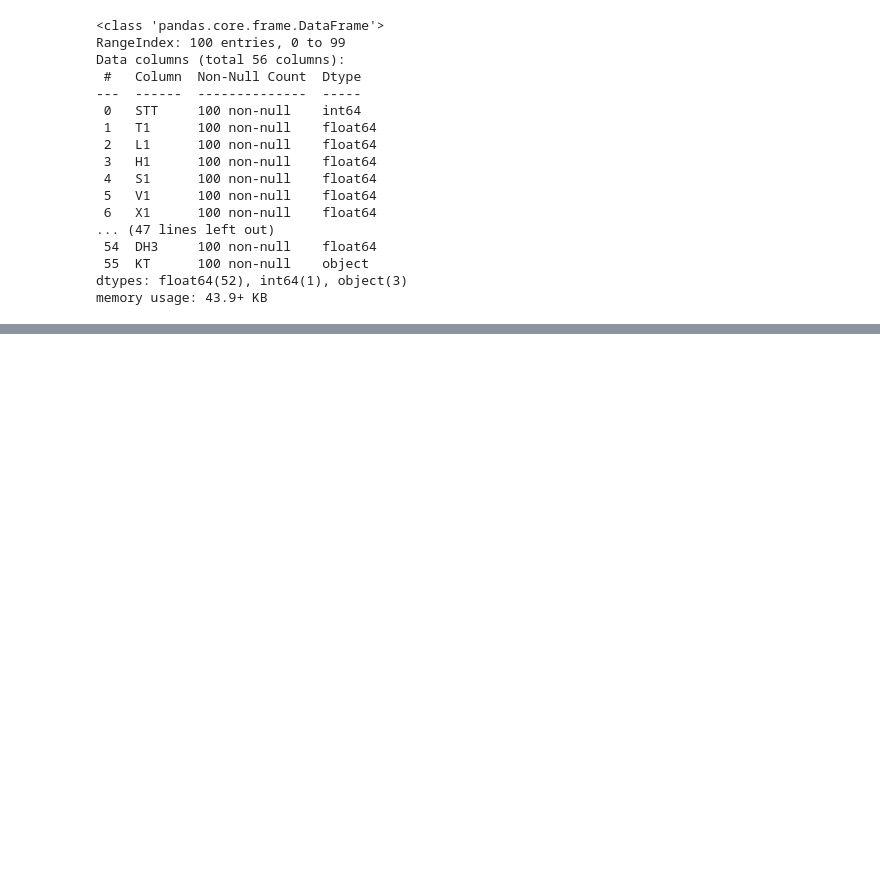
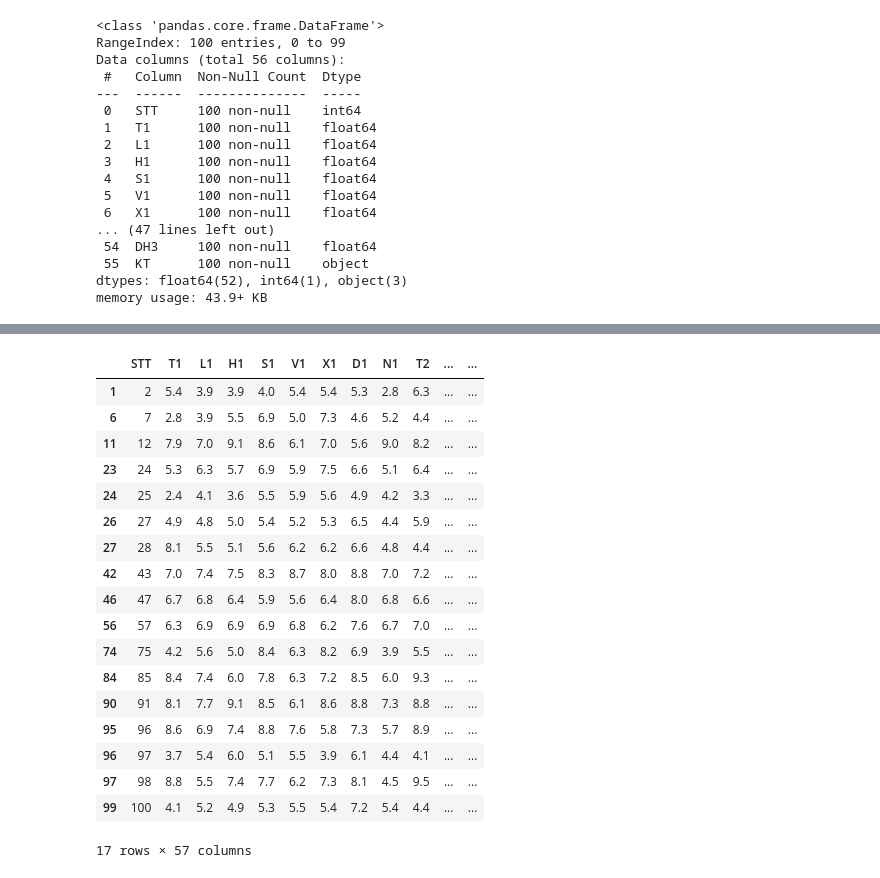
Before and after one commit to minhtri1610/py17052022, a Jupyter notebook: day12/d01.ipynb, the cells around one changed output, grey strips where cells are left out. Drawn from its saved outputs; the diff is of its cells as text; code cells hidden in the pictures; blank space fills up the shorter version.

```diff
--- a/day12/d01.ipynb
+++ b/day12/d01.ipynb
@@ -86,0 +106,26 @@ df.index
+# %%
+# Xử lý thiếu dữ liệu
+# scalar
+# hàm toán học
+# xác xuất
+
+df['DT'].fillna('Unkown', inplace=True)# ghi đè dòng thiếu bằng unknow
+# %%
+#Thao tác xử lý dữ liệu với pandas
+df['TBDH'] = (df['DH1'] + df['DH2'] + df['DH3'])/3
+df
+
+#lay mot so cot trong db
+df_maths = df[['DH1', 'DH2', 'DH3', 'TBDH', 'KV', 'KT']]
+
+#lay du lieu tu chi muc 2 den 96
+df_maths[2:97]
+
+#lay du lieu của dòng 92
+df.loc[92]
+
+#lay du lieu của dòng 4 toi 9
+df.loc[4:10]
+
+#lấy mốt số cột
+df.loc[5:9,['DH1', 'DH2', 'DH3']]
@@ -86,0 +173,23 @@ df.index
+# %%
+#loc có điều kiên
+df[df['DH1'] > 5]
+# %% [output]
+|  | STT | T1 | L1 | H1 | S1 | V1 | X1 | D1 | N1 | T2 | ... | ... |
+| 1 | 2 | 5.4 | 3.9 | 3.9 | 4.0 | 5.4 | 5.4 | 5.3 | 2.8 | 6.3 | ... | ... |
+| 6 | 7 | 2.8 | 3.9 | 5.5 | 6.9 | 5.0 | 7.3 | 4.6 | 5.2 | 4.4 | ... | ... |
+| 11 | 12 | 7.9 | 7.0 | 9.1 | 8.6 | 6.1 | 7.0 | 5.6 | 9.0 | 8.2 | ... | ... |
+| 23 | 24 | 5.3 | 6.3 | 5.7 | 6.9 | 5.9 | 7.5 | 6.6 | 5.1 | 6.4 | ... | ... |
+| 24 | 25 | 2.4 | 4.1 | 3.6 | 5.5 | 5.9 | 5.6 | 4.9 | 4.2 | 3.3 | ... | ... |
+| 26 | 27 | 4.9 | 4.8 | 5.0 | 5.4 | 5.2 | 5.3 | 6.5 | 4.4 | 5.9 | ... | ... |
+| 27 | 28 | 8.1 | 5.5 | 5.1 | 5.6 | 6.2 | 6.2 | 6.6 | 4.8 | 4.4 | ... | ... |
+| 42 | 43 | 7.0 | 7.4 | 7.5 | 8.3 | 8.7 | 8.0 | 8.8 | 7.0 | 7.2 | ... | ... |
+| 46 | 47 | 6.7 | 6.8 | 6.4 | 5.9 | 5.6 | 6.4 | 8.0 | 6.8 | 6.6 | ... | ... |
+| 56 | 57 | 6.3 | 6.9 | 6.9 | 6.9 | 6.8 | 6.2 | 7.6 | 6.7 | 7.0 | ... | ... |
+| 74 | 75 | 4.2 | 5.6 | 5.0 | 8.4 | 6.3 | 8.2 | 6.9 | 3.9 | 5.5 | ... | ... |
+| 84 | 85 | 8.4 | 7.4 | 6.0 | 7.8 | 6.3 | 7.2 | 8.5 | 6.0 | 9.3 | ... | ... |
+| 90 | 91 | 8.1 | 7.7 | 9.1 | 8.5 | 6.1 | 8.6 | 8.8 | 7.3 | 8.8 | ... | ... |
+| 95 | 96 | 8.6 | 6.9 | 7.4 | 8.8 | 7.6 | 5.8 | 7.3 | 5.7 | 8.9 | ... | ... |
+| 96 | 97 | 3.7 | 5.4 | 6.0 | 5.1 | 5.5 | 3.9 | 6.1 | 4.4 | 4.1 | ... | ... |
+| 97 | 98 | 8.8 | 5.5 | 7.4 | 7.7 | 6.2 | 7.3 | 8.1 | 4.5 | 9.5 | ... | ... |
+| 99 | 100 | 4.1 | 5.2 | 4.9 | 5.3 | 5.5 | 5.4 | 7.2 | 5.4 | 4.4 | ... | ... |
+17 rows × 57 columns
```
Also changed, not shown: parts of 9 cells of this notebook, 1 other file.
